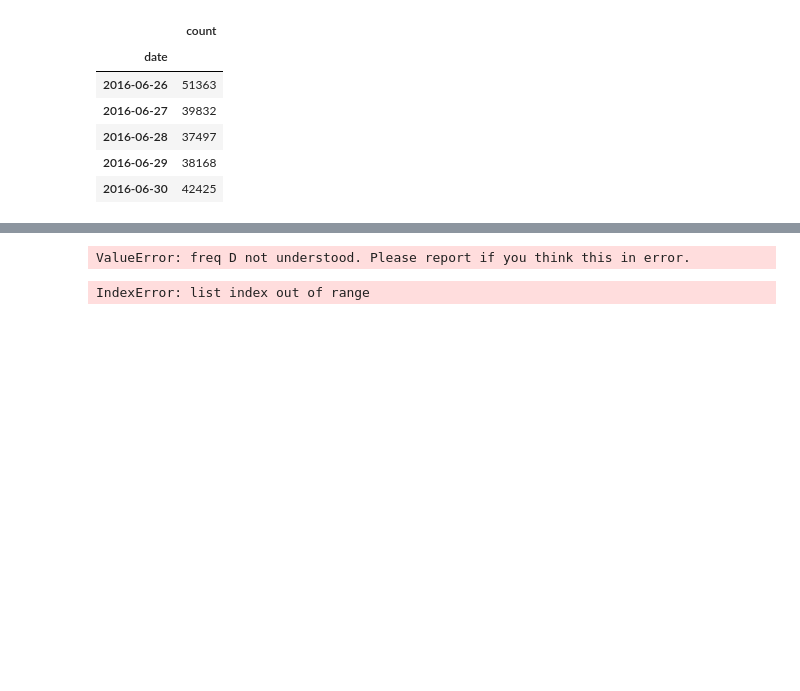
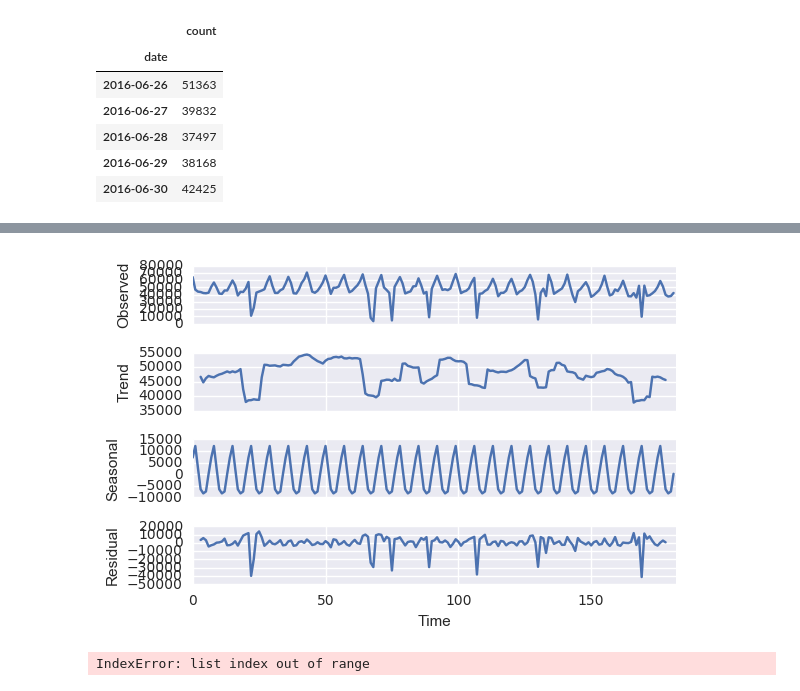
Before and after one commit to MiyainNYC/PySpark-Data-Challenge, a Jupyter notebook: Volume_VIZ.ipynb, the cells around one changed output, grey strips where cells are left out. Drawn from its saved outputs; the diff is of its cells as text; code cells hidden in the pictures; blank space fills up the shorter version.

```diff
--- a/Volume_VIZ.ipynb
+++ b/Volume_VIZ.ipynb
@@ -160,9 +156,9 @@ daily_ride_2016
 # %%
-res = sm.tsa.seasonal_decompose(daily_ride_2016['count'],freq = 182)
+res = sm.tsa.seasonal_decompose(daily_ride_2016['count'].values,freq = 7)
 fig = res.plot()
 fig.show()
 # %% [output]
-ValueError: freq D not understood. Please report if you think this in error.
+[figure, added]
 # %%
 y_w_h = pd.read_csv('count_y_w_h.csv', index_col = 0)
 # %%
```
Also changed, not shown: parts of 13 cells of this notebook.
